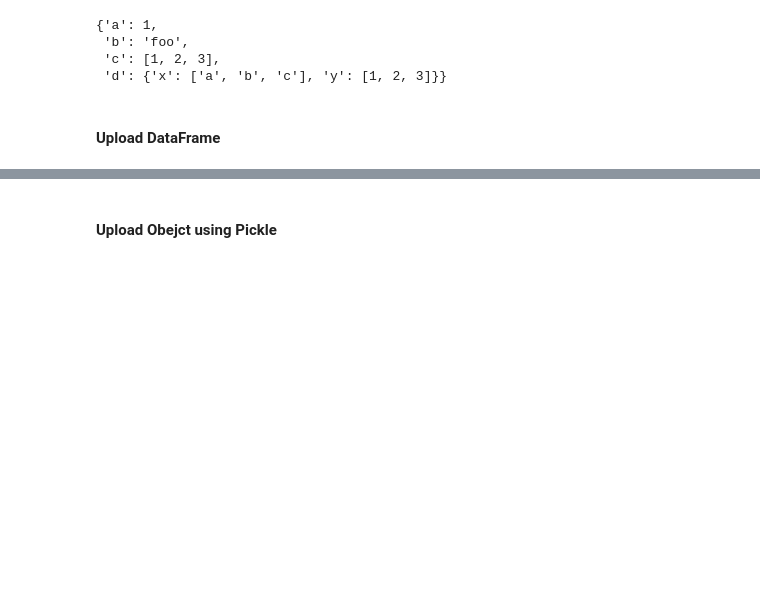
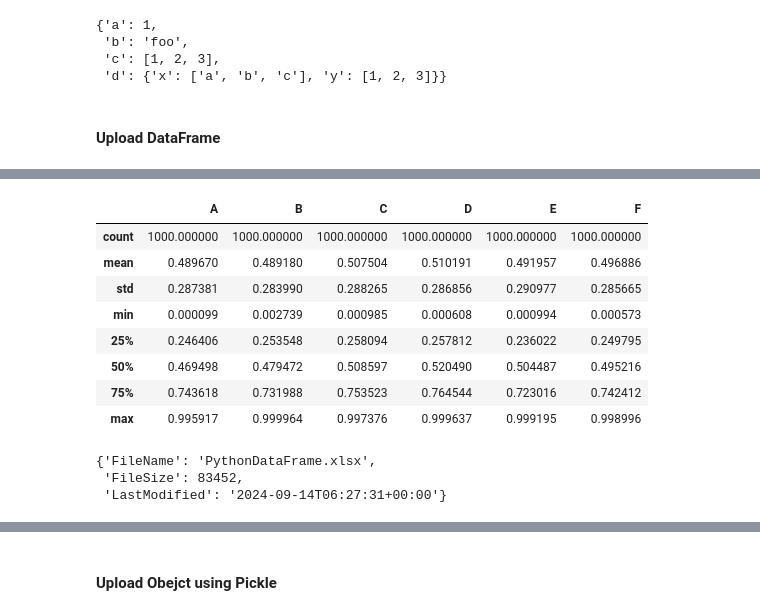
Before and after one commit to Datagration/petrovisor-python-api, a Jupyter notebook: examples/files_and_python_objects_storage.ipynb, the cells around one changed output, grey strips where cells are left out. Drawn from its saved outputs; the diff is of its cells as text; code cells hidden in the pictures; blank space fills up the shorter version.

```diff
--- a/examples/files_and_python_objects_storage.ipynb
+++ b/examples/files_and_python_objects_storage.ipynb
@@ -334,0 +339,21 @@ df_loaded.describe()
+# %%
+df = pd.DataFrame(np.random.uniform(0,1,size=(int(1e3), 6)),
+                  columns=list('ABCDEF'))
+df.describe()
+# %% [output]
+|  | A | B | C | D | E | F |
+| count | 1000.000000 | 1000.000000 | 1000.000000 | 1000.000000 | 1000.000000 | 1000.000000 |
+| mean | 0.489670 | 0.489180 | 0.507504 | 0.510191 | 0.491957 | 0.496886 |
+| std | 0.287381 | 0.283990 | 0.288265 | 0.286856 | 0.290977 | 0.285665 |
+| min | 0.000099 | 0.002739 | 0.000985 | 0.000608 | 0.000994 | 0.000573 |
+| 25% | 0.246406 | 0.253548 | 0.258094 | 0.257812 | 0.236022 | 0.249795 |
+| 50% | 0.469498 | 0.479472 | 0.508597 | 0.520490 | 0.504487 | 0.495216 |
+| 75% | 0.743618 | 0.731988 | 0.753523 | 0.764544 | 0.723016 | 0.742412 |
+| max | 0.995917 | 0.999964 | 0.997376 | 0.999637 | 0.999195 | 0.998996 |
+# %%
+# upload DataFrame to excel file
+api.upload_object(df,dataframe_file_name)
+# %% [output]
+{'FileName': 'PythonDataFrame.xlsx',
+ 'FileSize': 83452,
+ 'LastModified': '2024-09-14T06:27:31+00:00'}
```
Also changed, not shown: parts of 20 cells of this notebook, 4 other files.
